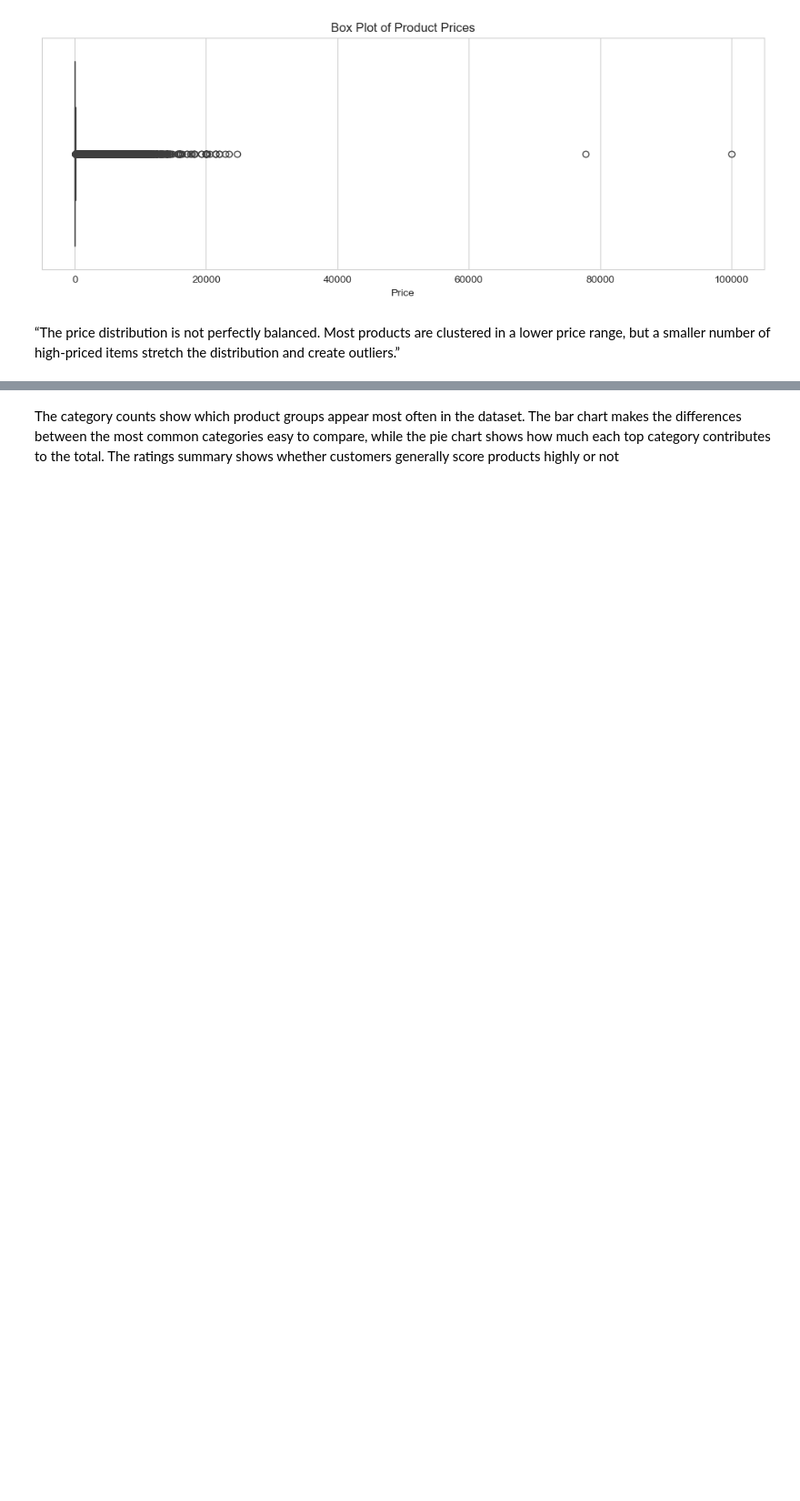
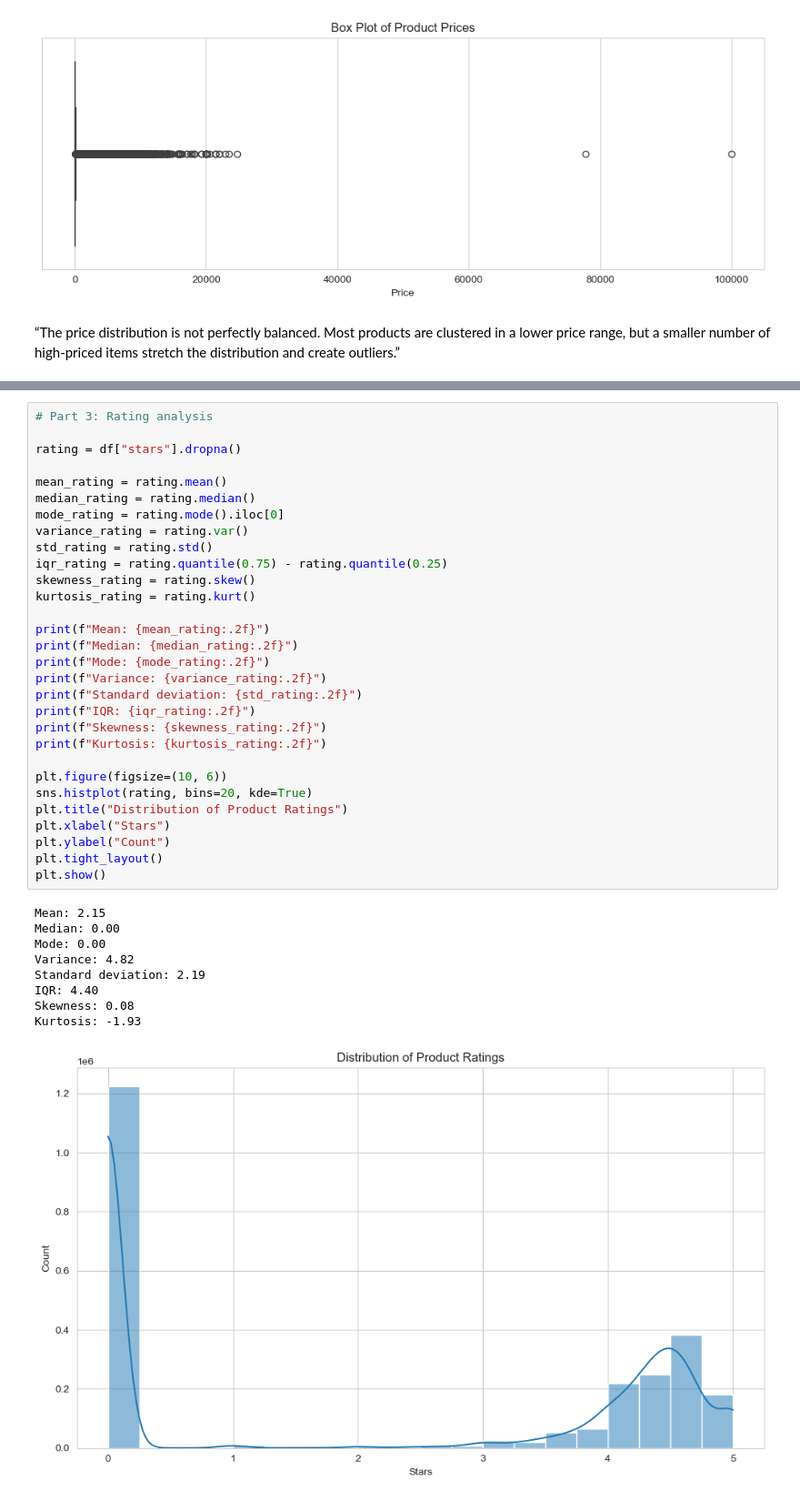
Before and after one commit to Hina-Haq/lab-eda-univariate, a Jupyter notebook: Completed_lab_eda_univariate.ipynb, the cells around one changed output, grey strips where cells are left out. Shown at 91% size. Cells and saved outputs as stored; diff of their text form; blank space fills up the shorter version.

```diff
--- a/Completed_lab_eda_univariate.ipynb
+++ b/Completed_lab_eda_univariate.ipynb
@@ -173,2 +108,40 @@ Name: stars, dtype: float64
-# %% [markdown]
-The category counts show which product groups appear most often in the dataset. The bar chart makes the differences between the most common categories easy to compare, while the pie chart shows how much each top category contributes to the total. The ratings summary shows whether customers generally score products highly or not
+# %%
+# Part 3: Rating analysis
+
+rating = df["stars"].dropna()
+
+mean_rating = rating.mean()
+median_rating = rating.median()
+mode_rating = rating.mode().iloc[0]
+variance_rating = rating.var()
+std_rating = rating.std()
+iqr_rating = rating.quantile(0.75) - rating.quantile(0.25)
+skewness_rating = rating.skew()
+kurtosis_rating = rating.kurt()
+
+print(f"Mean: {mean_rating:.2f}")
+print(f"Median: {median_rating:.2f}")
+print(f"Mode: {mode_rating:.2f}")
+print(f"Variance: {variance_rating:.2f}")
+print(f"Standard deviation: {std_rating:.2f}")
+print(f"IQR: {iqr_rating:.2f}")
+print(f"Skewness: {skewness_rating:.2f}")
+print(f"Kurtosis: {kurtosis_rating:.2f}")
+
+plt.figure(figsize=(10, 6))
+sns.histplot(rating, bins=20, kde=True)
+plt.title("Distribution of Product Ratings")
+plt.xlabel("Stars")
+plt.ylabel("Count")
+plt.tight_layout()
+plt.show()
+# %% [output]
+Mean: 2.15
+Median: 0.00
+Mode: 0.00
+Variance: 4.82
+Standard deviation: 2.19
+IQR: 4.40
+Skewness: 0.08
+Kurtosis: -1.93
+[figure, added]
```
Also changed, not shown: parts of 3 cells of this notebook.
